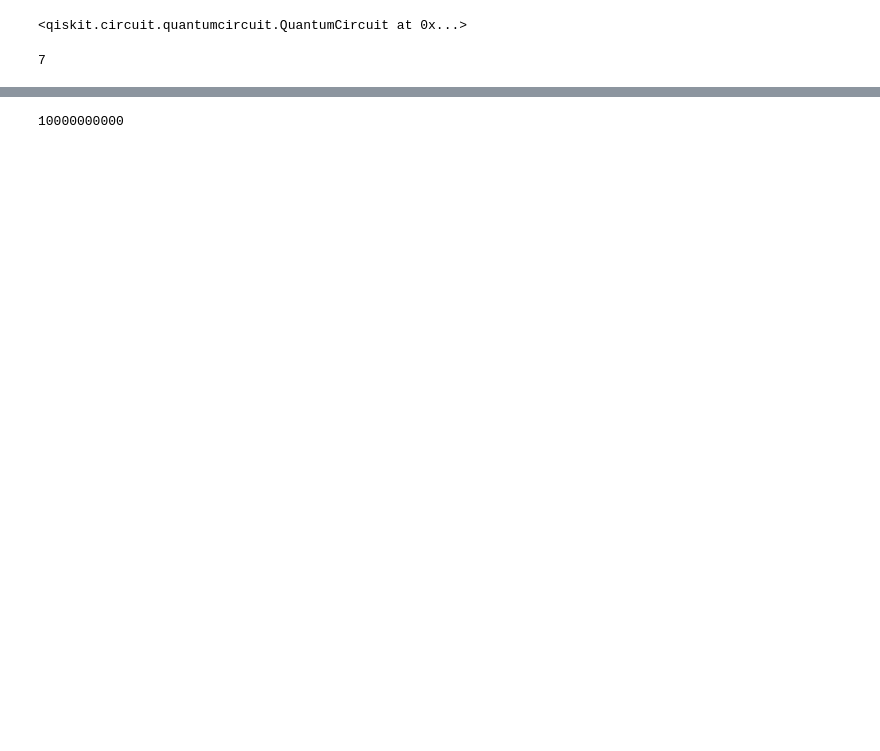
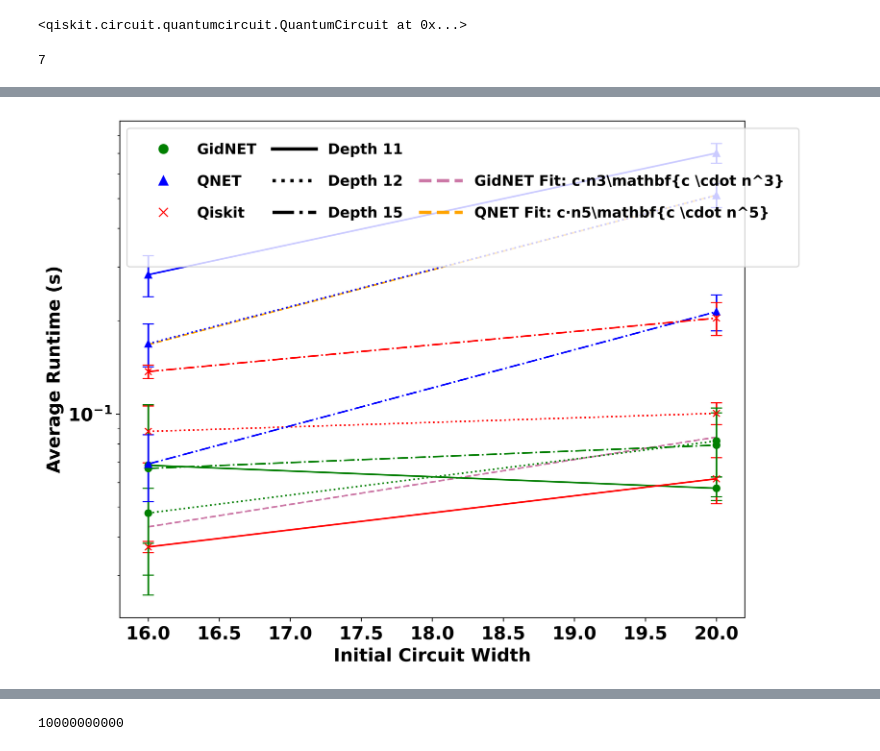
Before and after one commit to gideonuchehara/GidNET-Qubit-Reuse-Algorithm, a Jupyter notebook: results/notebook.ipynb, the cells around one changed output, grey strips where cells are left out. Saved outputs shown, nothing was run; the diff lists cells and outputs as text; code cells hidden in the pictures; blank space fills up the shorter version.

```diff
--- a/results/notebook.ipynb
+++ b/results/notebook.ipynb
@@ -82,0 +378,98 @@ ANTLR runtime and generated code versions disagree: 4.13.0!=4.10.1
+# %%
+import matplotlib.pyplot as plt
+import pandas as pd
+import numpy as np
+from scipy.optimize import curve_fit
+from matplotlib.lines import Line2D
+
+# Define model functions for polynomial fitting
+def model_gidnet(n, c):
+    # return c * np.log2(n) * n**3
+    return c * n**3
+
+def model_qnet(n, c):
+    return c * n**5
+
+# Load data for each depth
+data_path = Path("GRCS_result")
+df11 = pd.read_csv(data_path / "width_and_runtime_GRCS_cct_depth_11.csv")
+df12 = pd.read_csv(data_path / "width_and_runtime_GRCS_cct_depth_12.csv")
+df15 = pd.read_csv(data_path / "width_and_runtime_GRCS_cct_depth_15.csv")
+
+# Figure settings
+plt.figure(figsize=(10, 8), dpi=600)
+
+# Define colors, markers, and styles
+colors = {'GidNET': 'green', 'QNET': 'blue', 'Qiskit': 'red'}
+markers = {'GidNET': 'o', 'QNET': '^', 'Qiskit': 'x'}
+algorithm_labels = list(colors.keys())
+styles = ['-', ':', '-.']
+depths = ['Depth 11', 'Depth 12', 'Depth 15']
+depth_labels = ['Depth 11', 'Depth 12', 'Depth 15']
+# fit_labels = [r'GidNET Fit: c⋅n3logn\mathbf{c \cdot n^3 \log{n}}', r'QNET Fit: c⋅n5\mathbf{c \cdot n^5}']
+fit_labels = [r'GidNET Fit: c⋅n3\mathbf{c \cdot n^3}', r'QNET Fit: c⋅n5\mathbf{c \cdot n^5}']
+
+# Plotting
+dfs = [df11, df12, df15]
+for i, df in enumerate(dfs):
+    popt_gidnet, _ = curve_fit(model_gidnet, df["Circuit Size"], df["GidNET Mean Runtime"])
+    popt_qnet, _ = curve_fit(model_qnet, df["Circuit Size"], df["QNET Mean Runtime"])
+
+    plt.errorbar(df["Circuit Size"], df["GidNET Mean Runtime"], yerr=df["GidNET Stdev Runtime"],
+                 fmt=styles[i], marker=markers['GidNET'], color=colors['GidNET'], capsize=5, label=f'GidNET {depths[i]}')
+    if i==1:
+        plt.plot(df["Circuit Size"], model_gidnet(df["Circuit Size"], *popt_gidnet), color='#cc79a7', linestyle="--",
+             label=fit_labels[0])
+
+    plt.errorbar(df["Circuit Size"], df["QNET Mean Runtime"], yerr=df["QNET Stdev Runtime"],
+                 fmt=styles[i], marker=markers['QNET'], color=colors['QNET'], capsize=5, label=f'QNET {depths[i]}')
+    if i==1:
+        plt.plot(df["Circuit Size"], model_qnet(df["Circuit Size"], *popt_qnet), color="orange", linestyle="--",
+             label=fit_labels[1])
+
+    plt.errorbar(df["Circuit Size"], df["Qiskit Mean Runtime"], yerr=df["Qiskit Stdev Runtime"],
+                 fmt=styles[i], marker=markers['Qiskit'], color=colors['Qiskit'], capsize=5, label=f'Qiskit {depths[i]}')
+
+# Labels and scale
+plt.xlabel('Initial Circuit Width', fontsize=16, fontweight='bold')
+plt.ylabel('Average Runtime (s)', fontsize=16, fontweight='bold')
+plt.yscale('log')
+
+plt.xticks(fontweight='bold', fontsize=16)
+plt.yticks(fontweight='bold', fontsize=16)
+
+# Legends
+# algorithm_handles = [Line2D([0], [0], marker=markers[name], color=colors[name], linestyle='None', markersize=10) for name in colors]
+# depth_handles = [Line2D([0], [0], color='black', linestyle=style, markersize=10) for style in styles]
+# fit_handles = [Line2D([0], [0], color='black', linestyle='--', markersize=10) for _ in fit_labels]
+
+# combined_handles = algorithm_handles + [Line2D([0], [0], marker='None', linestyle='None')] + depth_handles + fit_handles
+# combined_labels = list(colors.keys()) + [''] + depths + fit_labels
+
+# Create custom legends
+from matplotlib.lines import Line2D
+
+# Legend for algorithms with just markers
+algorithm_handles = [Line2D([0], [0], color=colors[key], marker=markers[key], linestyle='None', markersize=8) for key in colors]
+
+# Legend for depths
+depth_handles = [Line2D([0], [0], color='black', lw=3, linestyle=style) for style in styles]
+
+# Legend for fits
+fit_handles = [Line2D([0], [0], color=color, lw=3, linestyle='--', markersize=10) for color in ['#cc79a7', "orange"]]
+
+# Introduce spacer to align legends side by side properly
+spacer = Line2D([0], [0], color='none', marker='None', linestyle='None')
+
+# Combine handles and labels with spacer
+combined_handles = algorithm_handles + [spacer] + depth_handles + [spacer] + fit_handles
+combined_labels = algorithm_labels + [""] + depth_labels + [""] + fit_labels
+
+# plt.legend(prop={'size': 12, 'weight': 'bold'}, handles=combined_handles, labels=combined_labels, loc='upper left', ncol=4, frameon=True, fontsize=12, handlelength=2.5, handletextpad=0.5, columnspacing=3, borderpad=1)
+plt.legend(prop={'size': 13, 'weight': 'bold'}, handles=combined_handles, labels=combined_labels, loc='upper left', ncol=3, handlelength=3, fontsize=12, frameon=True, borderpad=1, labelspacing=1.2, columnspacing=1.1)
+
+# Save and display
+plt.savefig(data_path / 'GidNET_QNET_Qiskit_runtime_comparison.pdf', format='pdf', bbox_inches='tight')
+plt.show()
+# %% [output]
+[figure, added]
```
Also changed, not shown: parts of 32 cells of this notebook, 13 other files.
